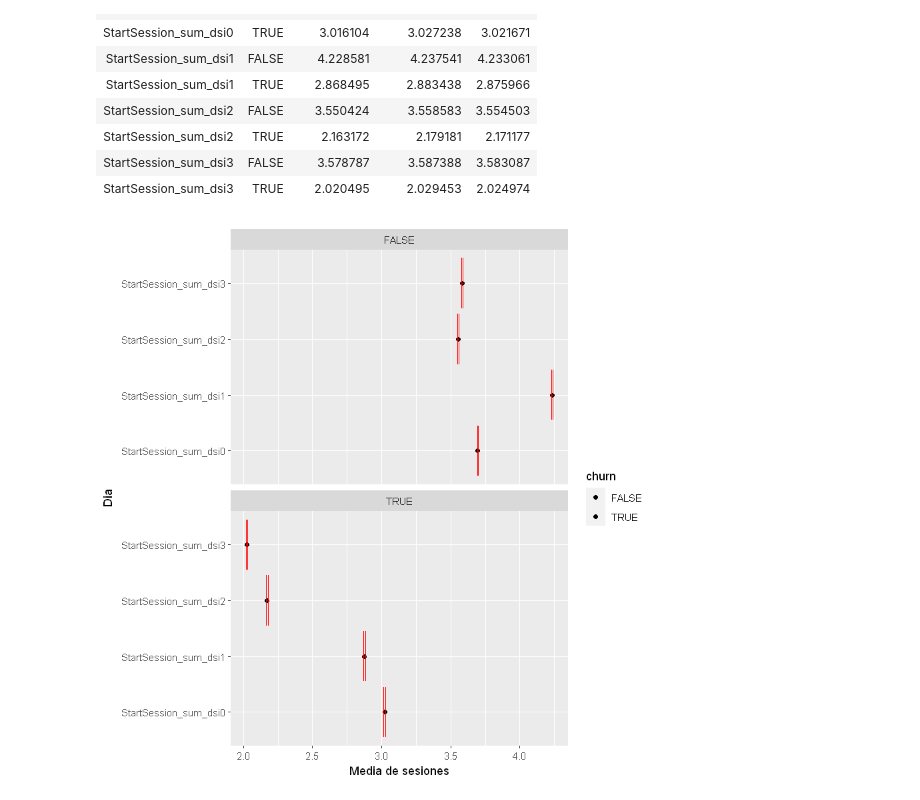
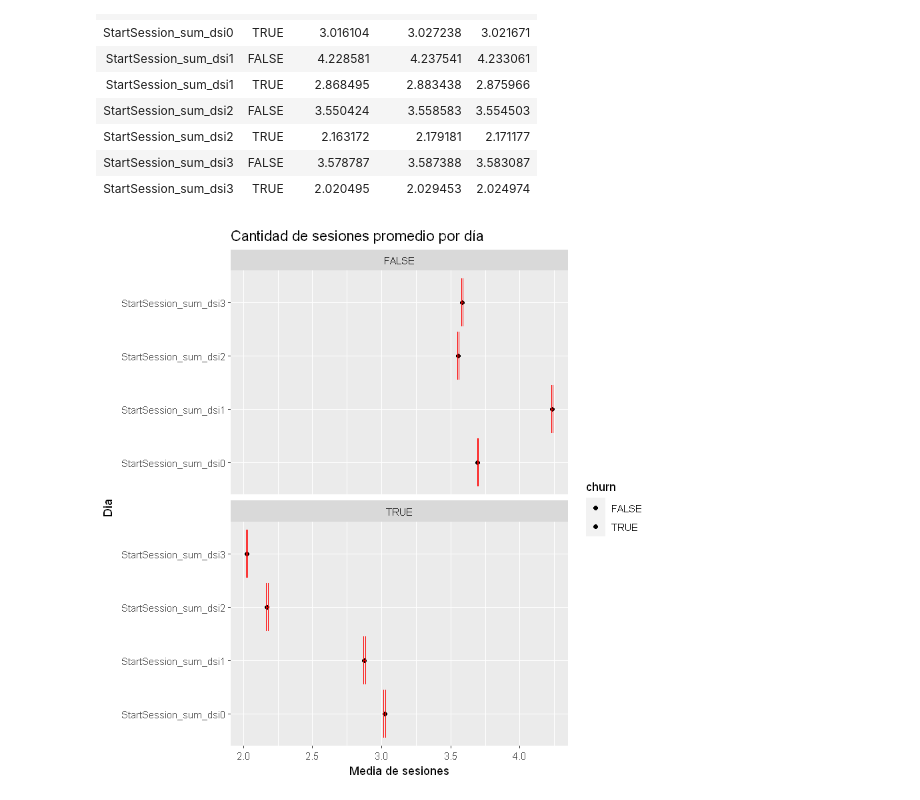
Before and after one commit to EmilianoLS/Fundamentos_DataMining, a Jupyter notebook: TP_1_DM.ipynb, the cells around one changed output. Saved outputs shown, nothing was run; the diff lists cells and outputs as text; code cells hidden in the pictures.

```diff
--- a/TP_1_DM.ipynb
+++ b/TP_1_DM.ipynb
@@ -211,8 +228,9 @@ grafico_2
 # %%
 ggplot(grafico_2) +
 geom_point(mapping = aes(x = mean, y = variable, fill = churn),color = 'black',stat = 'identity') +
 geom_errorbar(aes(xmin = intervalo_inf, xmax = intervalo_sup, y = variable), color = 'red') +
 facet_wrap(~churn, ncol = 1) +
-labs(x = 'Media de sesiones', y = 'Dia')
+labs(x = 'Media de sesiones', y = 'Dia') +
+ggtitle('Cantidad de sesiones promedio por día')
 # %% [output]
-[figure, old version]
+[figure, new version]
```
Also changed, not shown: parts of 19 cells of this notebook.
